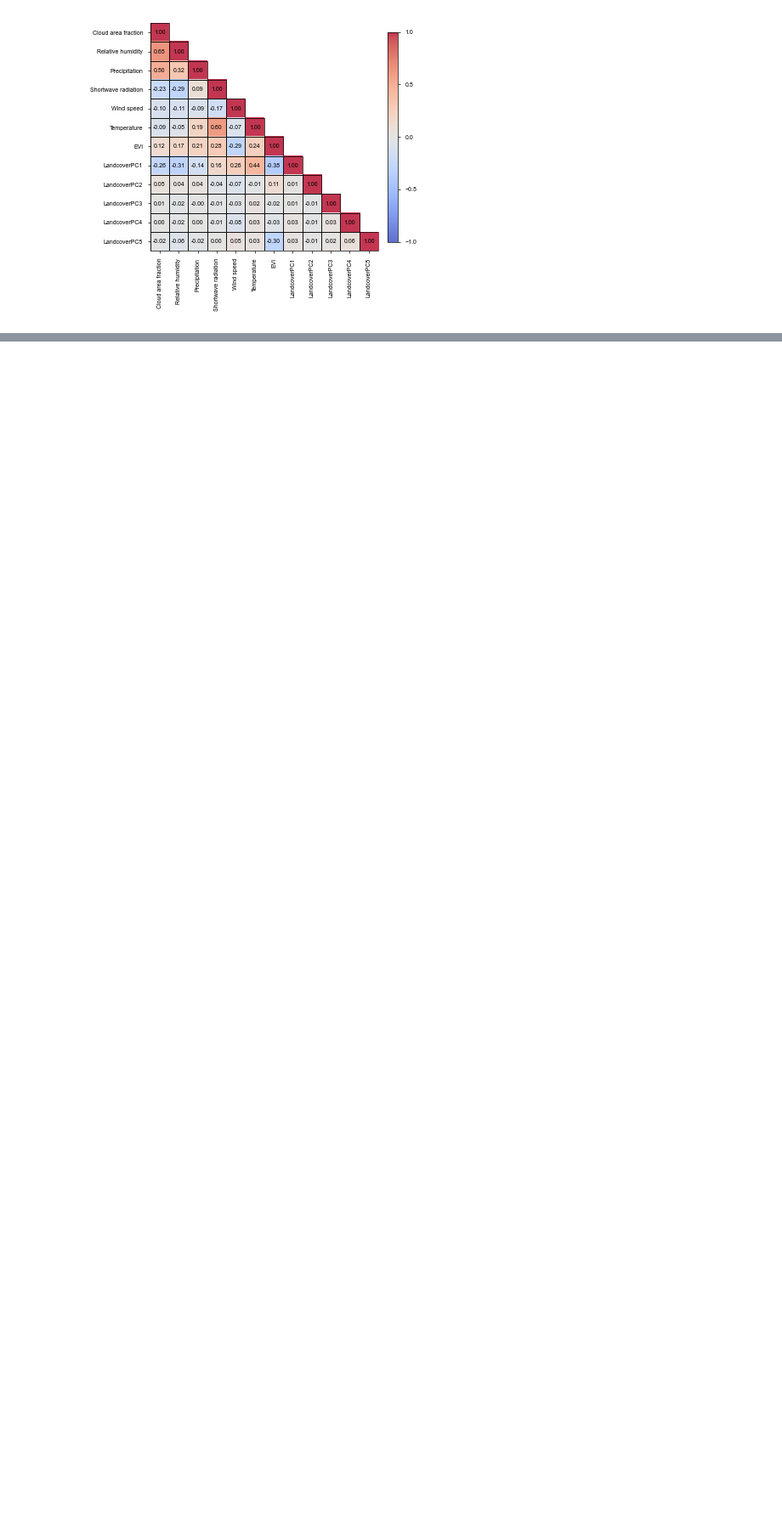
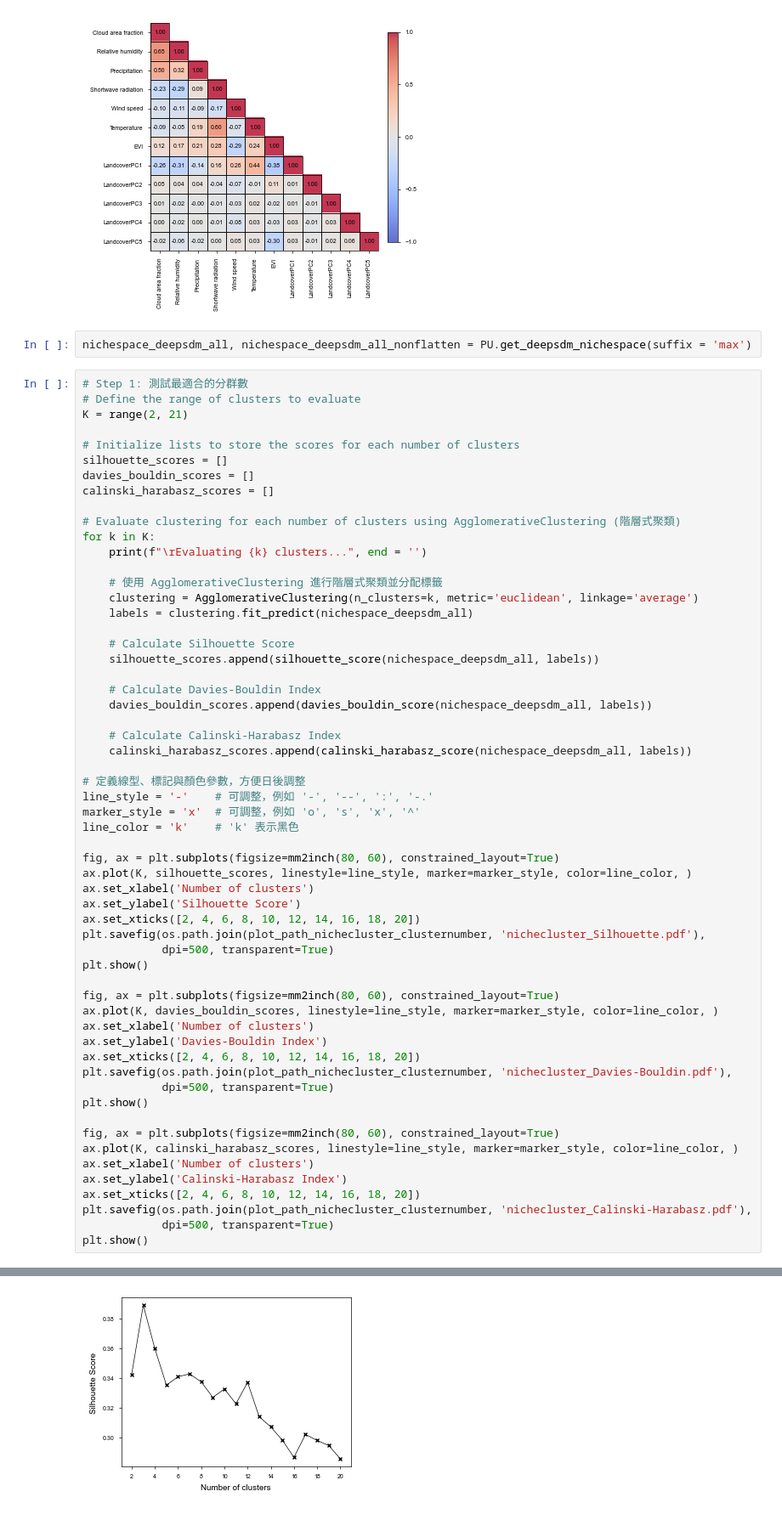
Before and after one commit to yuhinas/DeepSDM, a Jupyter notebook: Supplementary.ipynb, the cells around one changed output, grey strips where cells are left out. Shown at 85% size. Cells and saved outputs as stored; diff of their text form; blank space fills up the shorter version.

Commit message:
Add supplementary plotting elements to Supplementary.ipynb

```diff
--- a/Supplementary.ipynb
+++ b/Supplementary.ipynb
@@ -539,3 +539,64 @@ plt.savefig(os.path.join(plot_path_envcorrelation, 'env_correlation.pdf'),
 plt.show()
 # %% [output]
 [figure]
+# %%
+nichespace_deepsdm_all, nichespace_deepsdm_all_nonflatten = PU.get_deepsdm_nichespace(suffix = 'max')
+# %%
+# Step 1: 測試最適合的分群數
+# Define the range of clusters to evaluate
+K = range(2, 21)
+
+# Initialize lists to store the scores for each number of clusters
+silhouette_scores = []
+davies_bouldin_scores = []
+calinski_harabasz_scores = []
+
+# Evaluate clustering for each number of clusters using AgglomerativeClustering (階層式聚類)
+for k in K:
+    print(f"\rEvaluating {k} clusters...", end = '')
+
+    # 使用 AgglomerativeClustering 進行階層式聚類並分配標籤
+    clustering = AgglomerativeClustering(n_clusters=k, metric='euclidean', linkage='average')
+    labels = clustering.fit_predict(nichespace_deepsdm_all)
+
+    # Calculate Silhouette Score
+    silhouette_scores.append(silhouette_score(nichespace_deepsdm_all, labels))
+
+    # Calculate Davies-Bouldin Index
+    davies_bouldin_scores.append(davies_bouldin_score(nichespace_deepsdm_all, labels))
+
+    # Calculate Calinski-Harabasz Index
+    calinski_harabasz_scores.append(calinski_harabasz_score(nichespace_deepsdm_all, labels))
+
+# 定義線型、標記與顏色參數，方便日後調整
+line_style = '-'    # 可調整，例如 '-', '--', ':', '-.'
+marker_style = 'x'  # 可調整，例如 'o', 's', 'x', '^'
+line_color = 'k'    # 'k' 表示黑色
+
+fig, ax = plt.subplots(figsize=mm2inch(80, 60), constrained_layout=True)
+ax.plot(K, silhouette_scores, linestyle=line_style, marker=marker_style, color=line_color, )
+ax.set_xlabel('Number of clusters')
+ax.set_ylabel('Silhouette Score')
+ax.set_xticks([2, 4, 6, 8, 10, 12, 14, 16, 18, 20])
+plt.savefig(os.path.join(plot_path_nichecluster_clusternumber, 'nichecluster_Silhouette.pdf'),
+            dpi=500, transparent=True)
+plt.show()
+
+fig, ax = plt.subplots(figsize=mm2inch(80, 60), constrained_layout=True)
+ax.plot(K, davies_bouldin_scores, linestyle=line_style, marker=marker_style, color=line_color, )
+ax.set_xlabel('Number of clusters')
+ax.set_ylabel('Davies-Bouldin Index')
+ax.set_xticks([2, 4, 6, 8, 10, 12, 14, 16, 18, 20])
+plt.savefig(os.path.join(plot_path_nichecluster_clusternumber, 'nichecluster_Davies-Bouldin.pdf'),
+            dpi=500, transparent=True)
+plt.show()
+
+fig, ax = plt.subplots(figsize=mm2inch(80, 60), constrained_layout=True)
+ax.plot(K, calinski_harabasz_scores, linestyle=line_style, marker=marker_style, color=line_color, )
+ax.set_xlabel('Number of clusters')
+ax.set_ylabel('Calinski-Harabasz Index')
+ax.set_xticks([2, 4, 6, 8, 10, 12, 14, 16, 18, 20])
+plt.savefig(os.path.join(plot_path_nichecluster_clusternumber, 'nichecluster_Calinski-Harabasz.pdf'),
+            dpi=500, transparent=True)
+plt.show()
+# %% [output]
@@ -541,0 +604 @@ plt.show()
+[figure, added]
```
Also changed, not shown: parts of 3 cells of this notebook.
